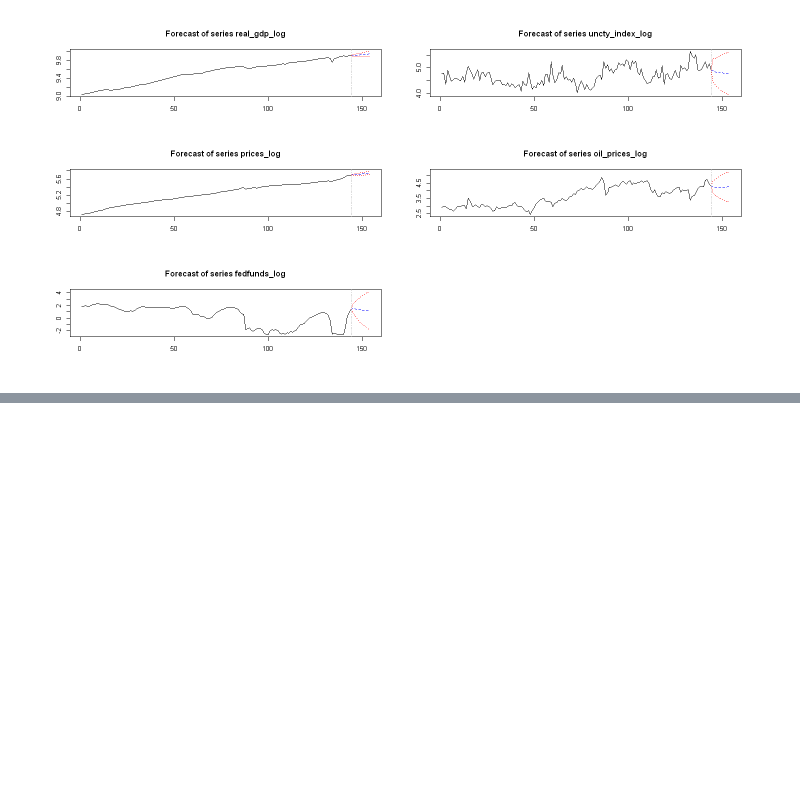
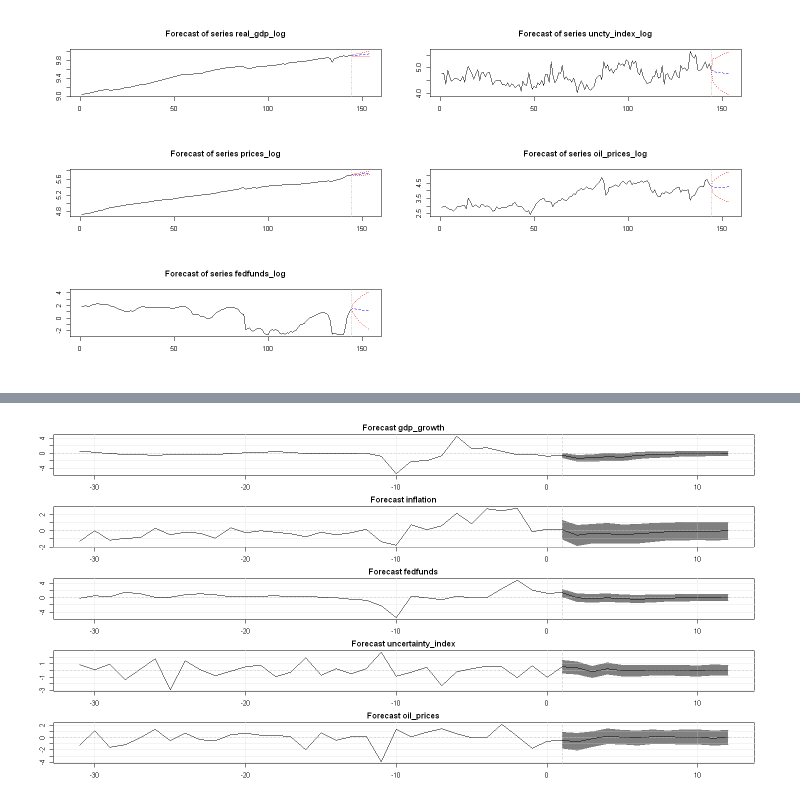
Before and after one commit to PetrCala/macro_tools_term_paper, a Jupyter notebook: code/cala_termpaper_main.ipynb, the cells around one changed output, grey strips where cells are left out. Cells and saved outputs as stored; diff of their text form; code cells hidden in the pictures; blank space fills up the shorter version.

```diff
--- a/code/cala_termpaper_main.ipynb
+++ b/code/cala_termpaper_main.ipynb
@@ -1043,0 +1102,5 @@ All in all, we could say that this model brings to the table more robust results
+# %%
+predict(bvar1) <- predict(bvar1)
+plot(predict(bvar1), area = TRUE, t_back = 32)
+# %% [output]
+[figure, added]
```
Also changed, not shown: parts of 7 cells of this notebook.
